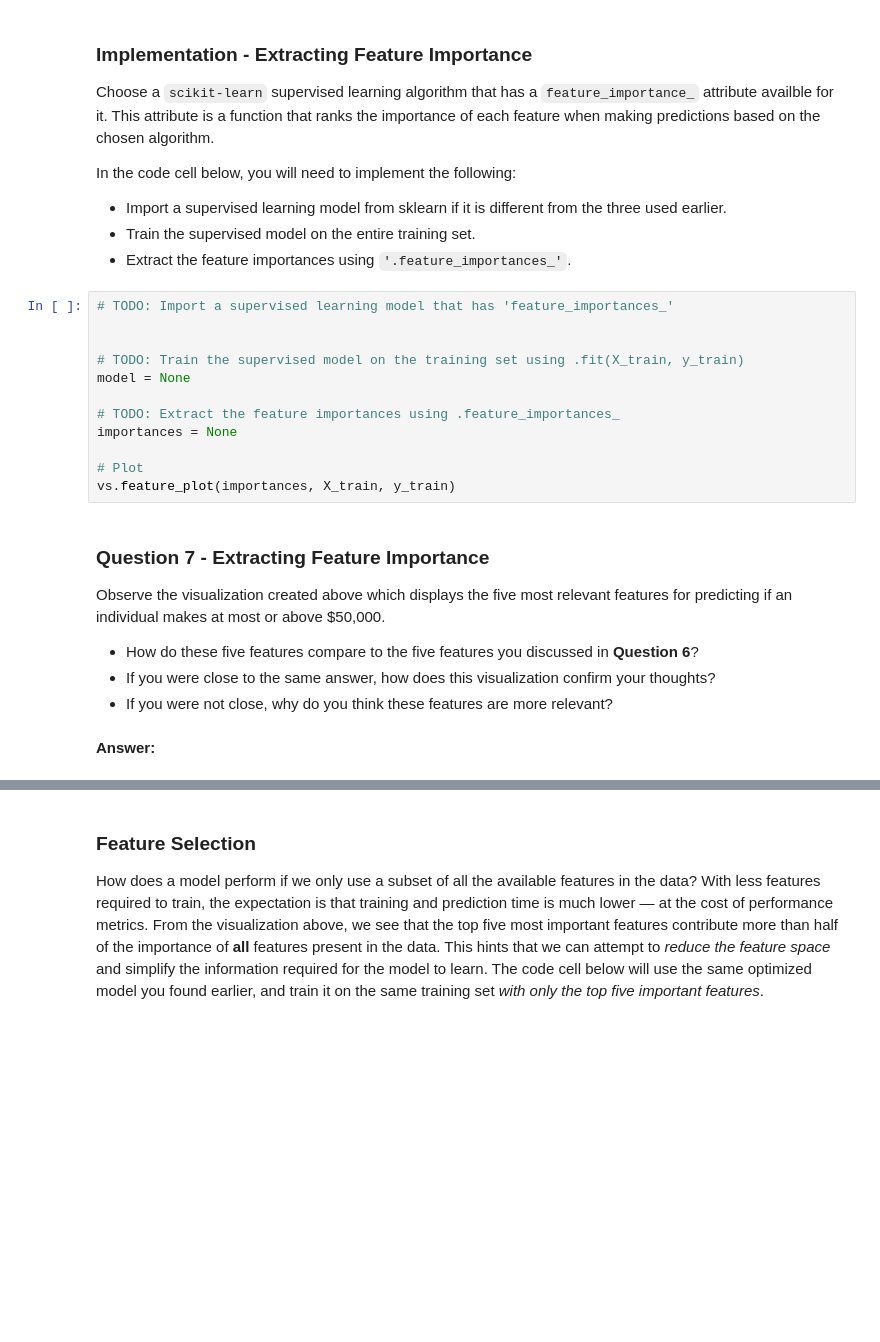
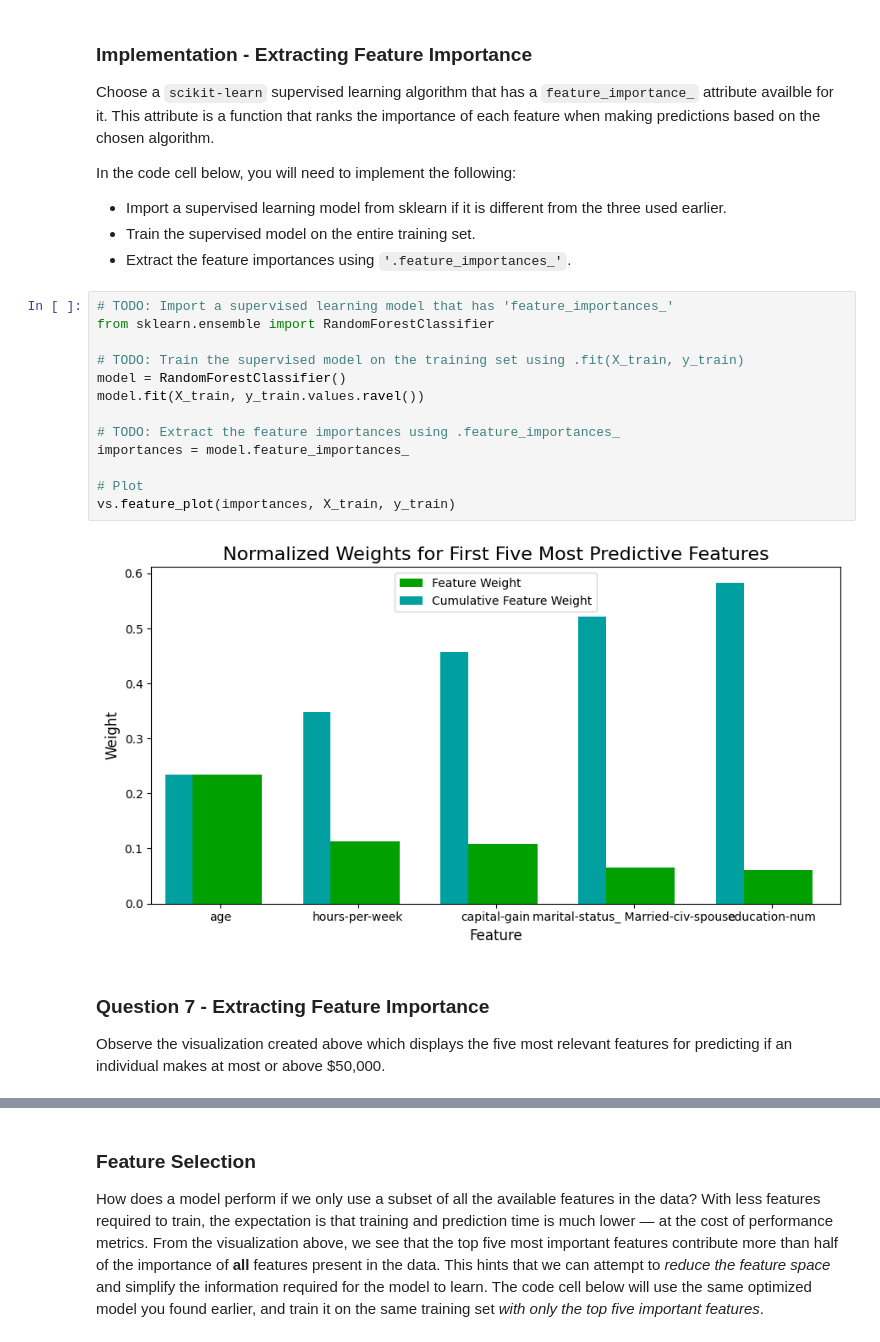
Before and after one commit to Ahwar/FindingDonors, a Jupyter notebook: finding_donors.ipynb, the cells around one changed output, grey strips where cells are left out. Drawn from its saved outputs; the diff is of its cells as text; blank space fills up the shorter version.

```diff
--- a/finding_donors.ipynb
+++ b/finding_donors.ipynb
@@ -625,22 +642,20 @@ In the code cell below, you will need to implement the following:
  - Extract the feature importances using `'.feature_importances_'`.
 # %%
 # TODO: Import a supervised learning model that has 'feature_importances_'
-
+from sklearn.ensemble import RandomForestClassifier
 
 # TODO: Train the supervised model on the training set using .fit(X_train, y_train)
-model = None
+model = RandomForestClassifier()
+model.fit(X_train, y_train.values.ravel())
 
 # TODO: Extract the feature importances using .feature_importances_
-importances = None
+importances = model.feature_importances_
 
 # Plot
 vs.feature_plot(importances, X_train, y_train)
+# %% [output]
+[figure, added]
 # %% [markdown]
 ### Question 7 - Extracting Feature Importance
 
 Observe the visualization created above which displays the five most relevant features for predicting if an individual makes at most or above \$50,000.
-* How do these five features compare to the five features you discussed in **Question 6**?
-* If you were close to the same answer, how does this visualization confirm your thoughts?
-* If you were not close, why do you think these features are more relevant?
-# %% [markdown]
-**Answer:**
```
Also changed, not shown: parts of 12 cells of this notebook.
